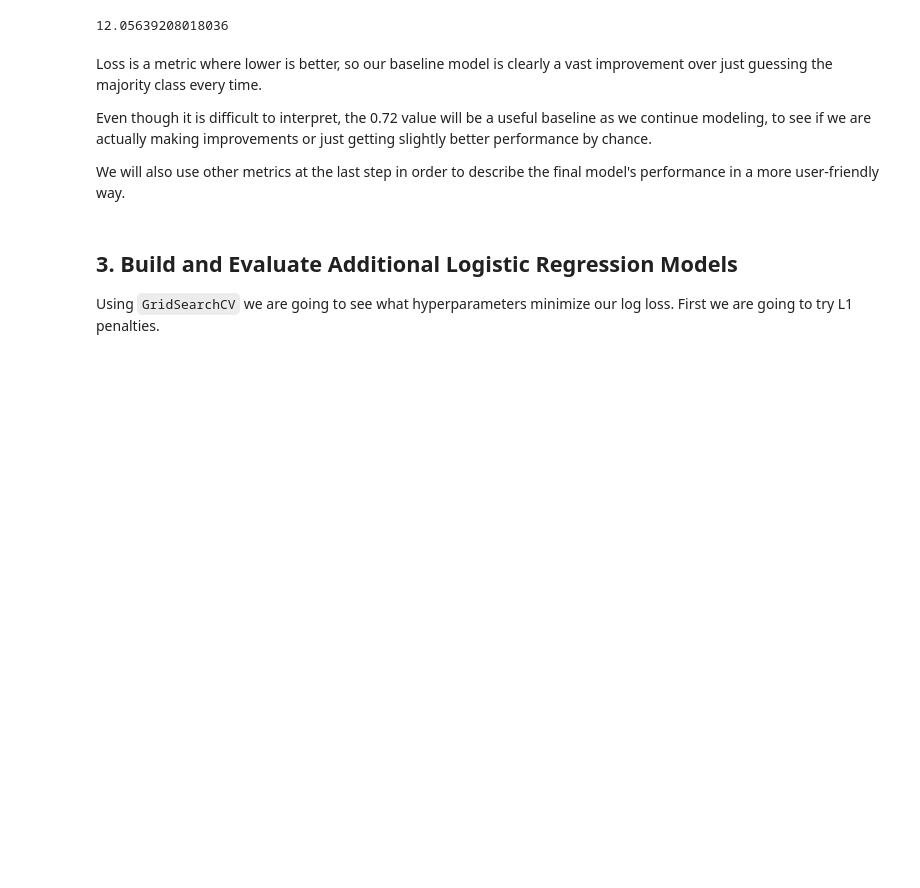
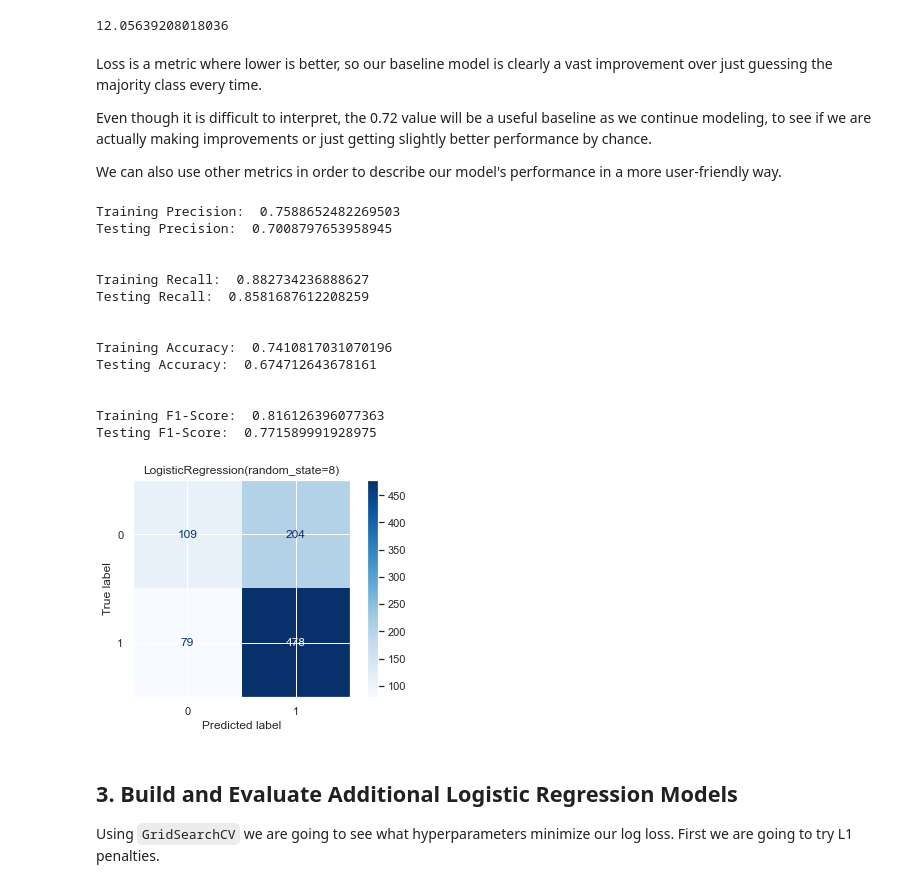
Before and after one commit to kevgross89/Phase-3-Project, a Jupyter notebook: Phase 3 NFL Project.ipynb, the cells around one changed output. Drawn from its saved outputs; the diff is of its cells as text; code cells hidden in the pictures; blank space fills up the shorter version.

Commit message:
Tweaked notebook

```diff
--- a/Phase 3 NFL Project.ipynb
+++ b/Phase 3 NFL Project.ipynb
@@ -553,7 +560,50 @@ Loss is a metric where lower is better, so our baseline model is clearly a vast
 
 Even though it is difficult to interpret, the 0.72 value will be a useful baseline as we continue modeling, to see if we are actually making improvements or just getting slightly better performance by chance.
 
-We will also use other metrics at the last step in order to describe the final model's performance in a more user-friendly way.
+We can also use other metrics in order to describe our model's performance in a more user-friendly way.
+# %%
+# Create a function that can show how our models do throughout the notebook
+def print_metrics(model, X_train, y_train, X_test, y_test):
+
+    y_hat_train = model.predict(X_train)
+    y_hat_test = model.predict(X_test)
+
+    print('Training Precision: ', precision_score(y_train, y_hat_train))
+    print('Testing Precision: ', precision_score(y_test, y_hat_test))
+    print('\n')
+
+    print('Training Recall: ', recall_score(y_train, y_hat_train))
+    print('Testing Recall: ', recall_score(y_test, y_hat_test))
+    print('\n')
+
+    print('Training Accuracy: ', accuracy_score(y_train, y_hat_train))
+    print('Testing Accuracy: ', accuracy_score(y_test, y_hat_test))
+    print('\n')
+
+    print('Training F1-Score: ', f1_score(y_train, y_hat_train))
+    print('Testing F1-Score: ', f1_score(y_test, y_hat_test))
+
+    plot_confusion_matrix(model, X_test, y_test, cmap=plt.cm.Blues)
+    plt.title(model)
+    plt.show()
+# %%
+print_metrics(baseline_model, X_train_scaled, y_train, X_test_scaled, y_test)
+# %% [output]
+Training Precision:  0.7588652482269503
+Testing Precision:  0.7008797653958945
+
+
+Training Recall:  0.882734236888627
+Testing Recall:  0.8581687612208259
+
+
+Training Accuracy:  0.7410817031070196
+Testing Accuracy:  0.674712643678161
+
+
+Training F1-Score:  0.816126396077363
+Testing F1-Score:  0.771589991928975
+[figure, added]
 # %% [markdown]
 ## 3. Build and Evaluate Additional Logistic Regression Models
 
```
Also changed, not shown: parts of 73 cells of this notebook.
